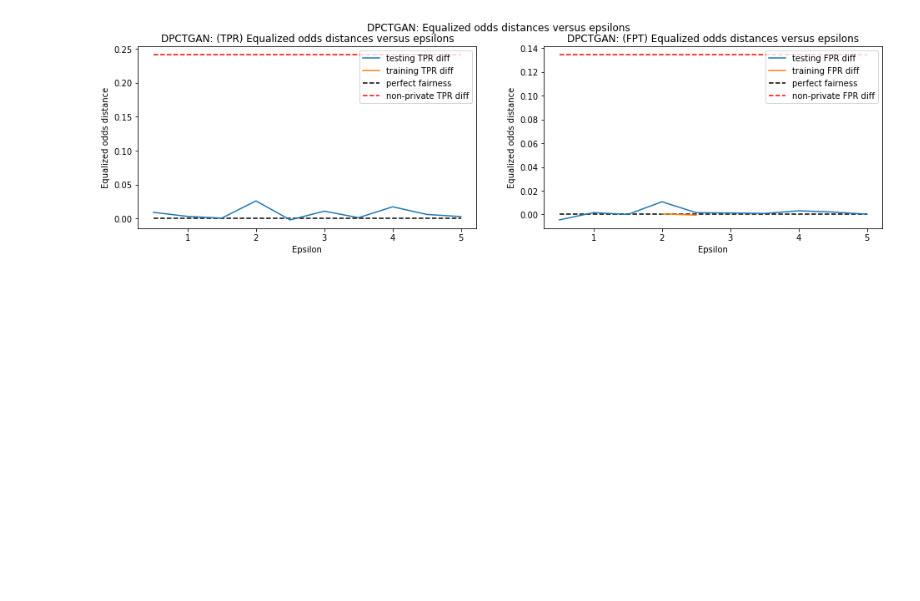
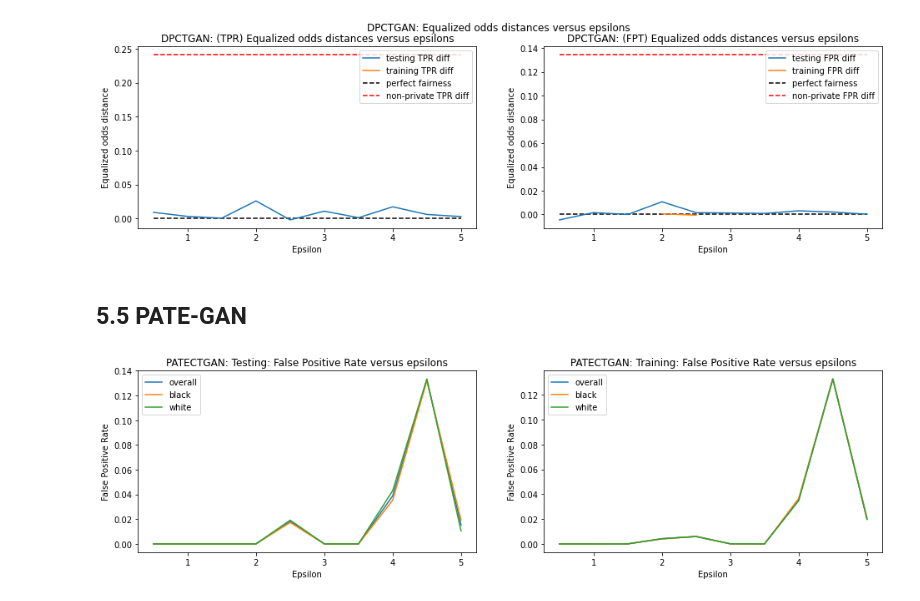
Before and after one commit to kgrabarz/microsoft_capstone_fall_2021, a Jupyter notebook: Code/Pipelines_and_EDA/5_COMPAS_Synthesizers.ipynb, the cells around one changed output. Saved outputs shown, nothing was run; the diff lists cells and outputs as text; code cells hidden in the pictures; blank space fills up the shorter version.

Commit message:
add PATECTGAN of COMPAS

```diff
--- a/Code/Pipelines_and_EDA/5_COMPAS_Synthesizers.ipynb
+++ b/Code/Pipelines_and_EDA/5_COMPAS_Synthesizers.ipynb
@@ -123,8 +124,7 @@ def process_COMPAS(temp_df, is_GAN = False, include_charge_desc = False):
 def logisticRegression(x_train, y_train, x_test):
     from sklearn.linear_model import LogisticRegression
 
-    # logisticRegr = LogisticRegression(solver='lbfgs', max_iter=500)
-    logisticRegr = LogisticRegression()
+    logisticRegr = LogisticRegression(solver='lbfgs', max_iter=500)
     logisticRegr.fit(x_train, y_train)
 
     train_predictions = logisticRegr.predict(x_train)
@@ -178,7 +178,7 @@ def synthesizer(train_data, test_data, x_test, y_test, epsilons, niteration = 15
         print(str(epsilon)+": ", end="")
         # Generate synthetic data many times (to average results)
         for i in range(niteration):
-            print("iteration：" + str(i), end="")
+            print("iteration：" + str(i), end=", ")
 
             while True:
               # Generate synthetic training data
@@ -192,6 +192,9 @@ def synthesizer(train_data, test_data, x_test, y_test, epsilons, niteration = 15
                   fit = synth.fit(train_data)
               if synthesizer == "DPCTGAN":
                   synth = PytorchDPSynthesizer(epsilon, DPCTGAN(), None)
+                  fit = synth.fit(train_data, ['age_cat','race_numeric','c_charge_degree_numeric'])
+              if synthesizer == "PATECTGAN":
+                  synth = PytorchDPSynthesizer(epsilon, PATECTGAN(regularization='dragan'), None)
                   fit = synth.fit(train_data, ['age_cat','race_numeric','c_charge_degree_numeric'])
 
               sample_size = train_data.shape[0]
@@ -217,6 +220,7 @@ def synthesizer(train_data, test_data, x_test, y_test, epsilons, niteration = 15
             test_white = [rate1+rate2 for rate1,rate2 in zip(test_white,curr_test_white)]
             test_black = [rate1+rate2 for rate1,rate2 in zip(test_black,curr_test_black)]
 
+        print()
         train_overall = [rate/niteration for rate in train_overall]
         train_black = [rate/niteration for rate in train_black]
         train_white = [rate/niteration for rate in train_white]
@@ -435,3 +439,20 @@ plotAccuracy("DPCTGAN", test_results, train_results, epsilons)
 plotEqualizedOdds("DPCTGAN", test_results, train_results, epsilons)
 # %% [output]
 [figure]
+# %% [markdown]
+## 5.5 PATE-GAN
+# %%
+epsilons = np.linspace(0.5,5,10)
+try:
+    # Try to load the dictionary with ten repetitions
+    COMPAS_fairness_PATECTGAN = np.load("COMPAS_fairness_PATECTGAN.npy", allow_pickle=True).item()
+    train_results, test_results = COMPAS_fairness_PATECTGAN["train_results"], COMPAS_fairness_PATECTGAN["test_results"]
+except:
+    test_results, train_results = synthesizer(train_data, test_data, x_test, y_test, epsilons, niteration = 15, synthesizer="PATECTGAN")
+    np.save("COMPAS_fairness_PATECTGAN.npy", {"train_results": train_results, "test_results": test_results})
+
+print(test_results, train_results)
+# %%
+plotFPR("PATECTGAN", test_results, train_results, epsilons)
+# %% [output]
+[figure, added]
```
Also changed, not shown: parts of 3 cells of this notebook, 1 other file.
